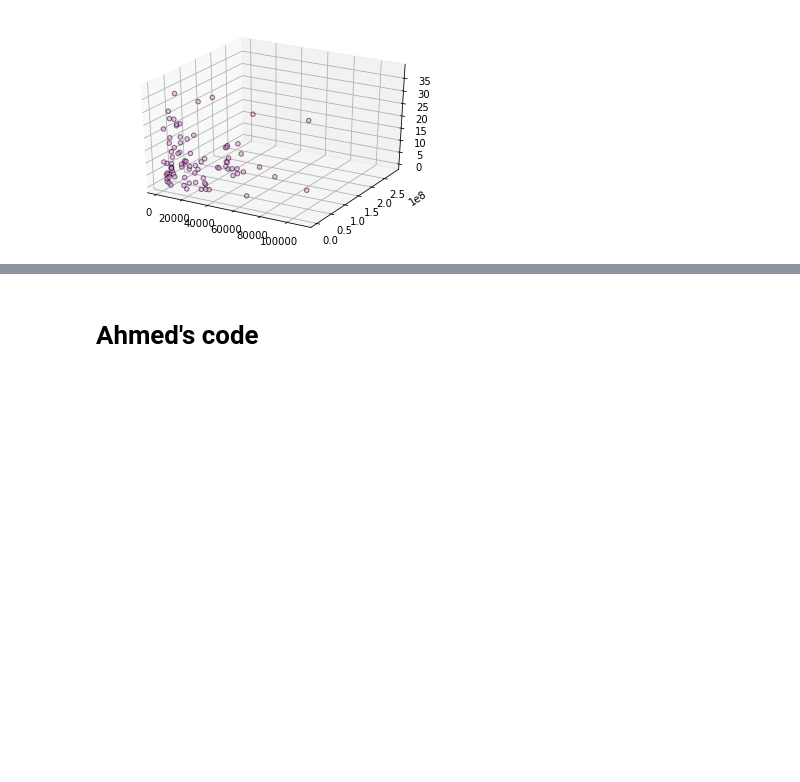
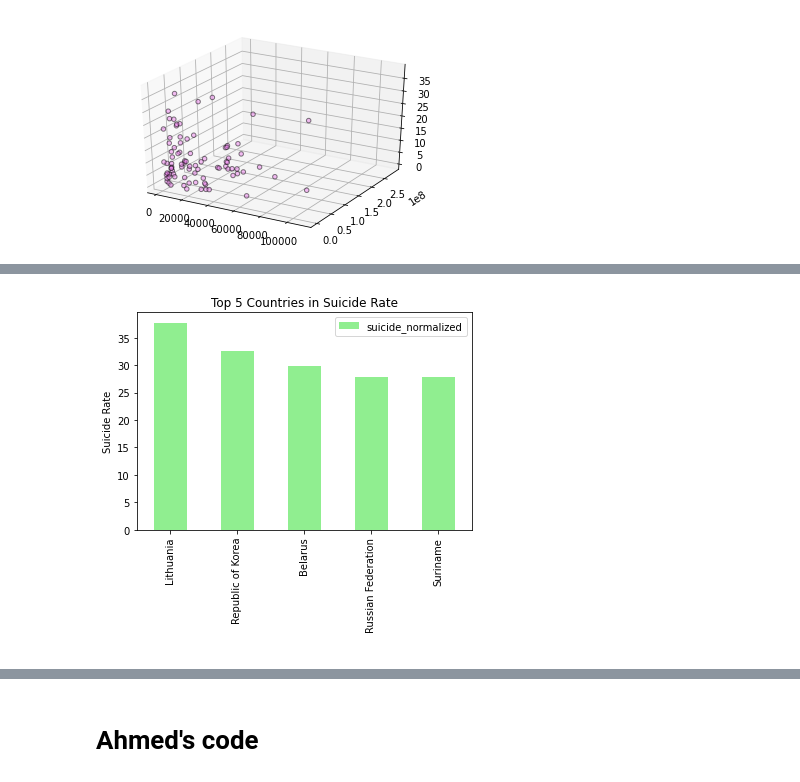
Before and after one commit to mguner-data/Global_Suicide_Data_Analysis, a Jupyter notebook: Final_Presentation_SuicideSquad.ipynb, the cells around one changed output, grey strips where cells are left out. Cells and saved outputs as stored; diff of their text form; code cells hidden in the pictures; blank space fills up the shorter version.

```diff
--- a/Final_Presentation_SuicideSquad.ipynb
+++ b/Final_Presentation_SuicideSquad.ipynb
@@ -22,6 +22,11 @@ continent_path_mg = "Mujgan_1/Suicide_Data_mg/continents_mg.csv"
 # Read the data and the study results
 world_suicide_data_mg = pd.read_csv(world_suicide_data_path_mg)
 continent_data_mg=pd.read_csv(continent_path_mg)
+
+# Added another file for latitude
+latitude_path_mg="Mujgan_1/Suicide_Data_mg/latitude.csv"
+latitude_data=pd.read_csv(latitude_path_mg)
+
 
 # Study data files
 suicide_data_path = "Suicide_Data_AL/master.csv"
@@ -370,3 +375,19 @@ ax.scatter(np.array(new_x[0]),np.array( new_x[1]), np.array(new_y), alpha=0.5, c
 plt.show()
 # %% [output]
 [figure]
+# %%
+# Finding out Lat. vs Suicide Rate
+
+merged2009_with_lat_df=data_2009_clean.merge(latitude_data, on="country", how="inner" )
+merged2009_with_lat_df.head()
+merged2009_with_lat_df.to_csv('Mujgan_1/Output_Data_mg/lat_2009_suicide.csv', index=False)
+data_2009_clean.to_csv('Mujgan_1/Output_Data_mg/2009_suicide.csv', index=False)
+# %%
+#Latitude Added to 2009
+
+merged2009_with_lat_df1=merged2009_with_lat_df.groupby("country").sum()
+merged2009_with_lat_df1=merged2009_with_lat_df1.reset_index()
+merged2009_with_lat_df1["GDP per Capita"]=((merged2009_with_lat_df1["gdp_per_capita ($)"]/12))
+merged2009_with_lat_df1["Latitude"]=((merged2009_with_lat_df1["latitude"]/12))
+merged2009_with_lat_df1["suicide_normalized"]=(merged2009_with_lat_df1["suicides_no"]/merged2009_with_lat_df1['population'])*100000
+merged2009_with_lat_df1.head()
@@ -372,0 +401,12 @@ plt.show()
+# %%
+# Top 5 countries for suicide rate of 2009
+df_3=merged2009_with_lat_df1.nlargest(5, 'suicide_normalized')
+
+df_3.plot(kind = "bar", x="country", y="suicide_normalized", color="lightgreen")
+plt.xlabel(' ')
+plt.ylabel('Suicide Rate')
+plt.title("Top 5 Countries in Suicide Rate")
+plt.savefig('Mujgan_1/Output_Data_mg/Top5countries2009.png')
+plt.show()
+# %% [output]
+[figure, added]
```
Also changed, not shown: parts of 32 cells of this notebook.
